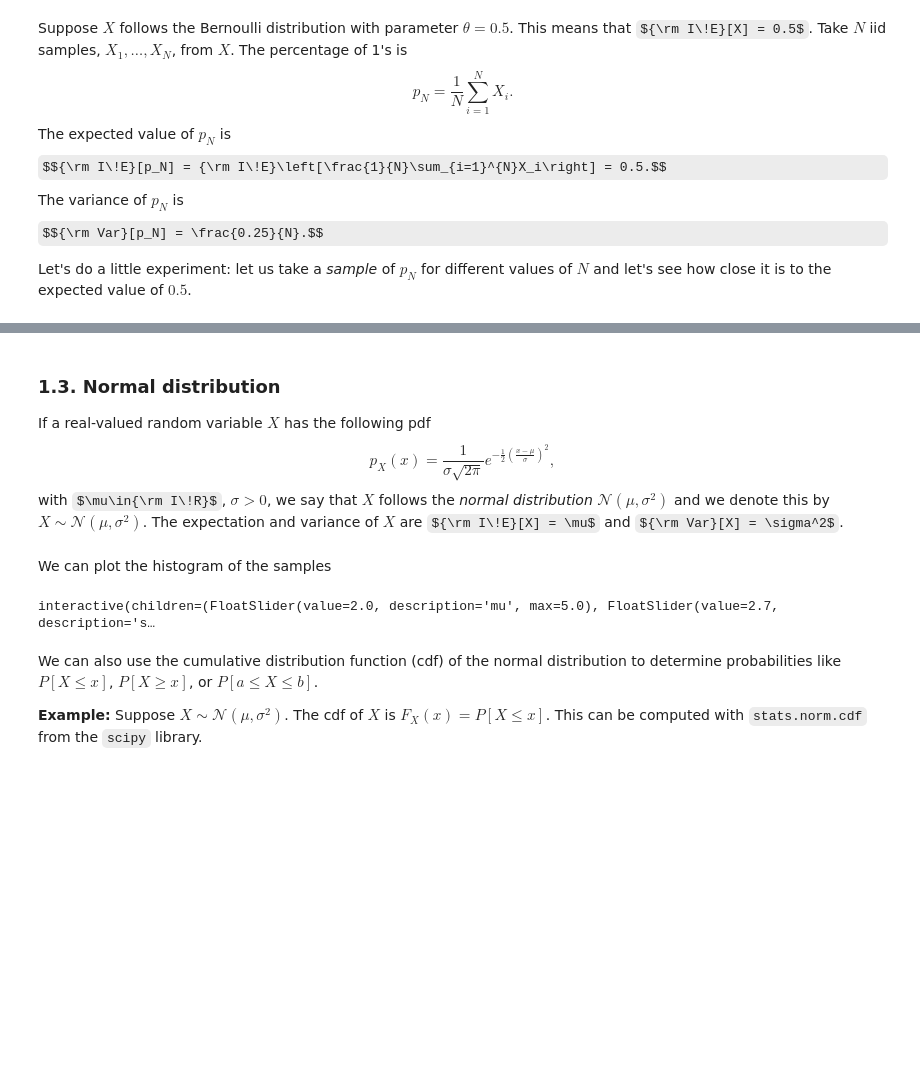
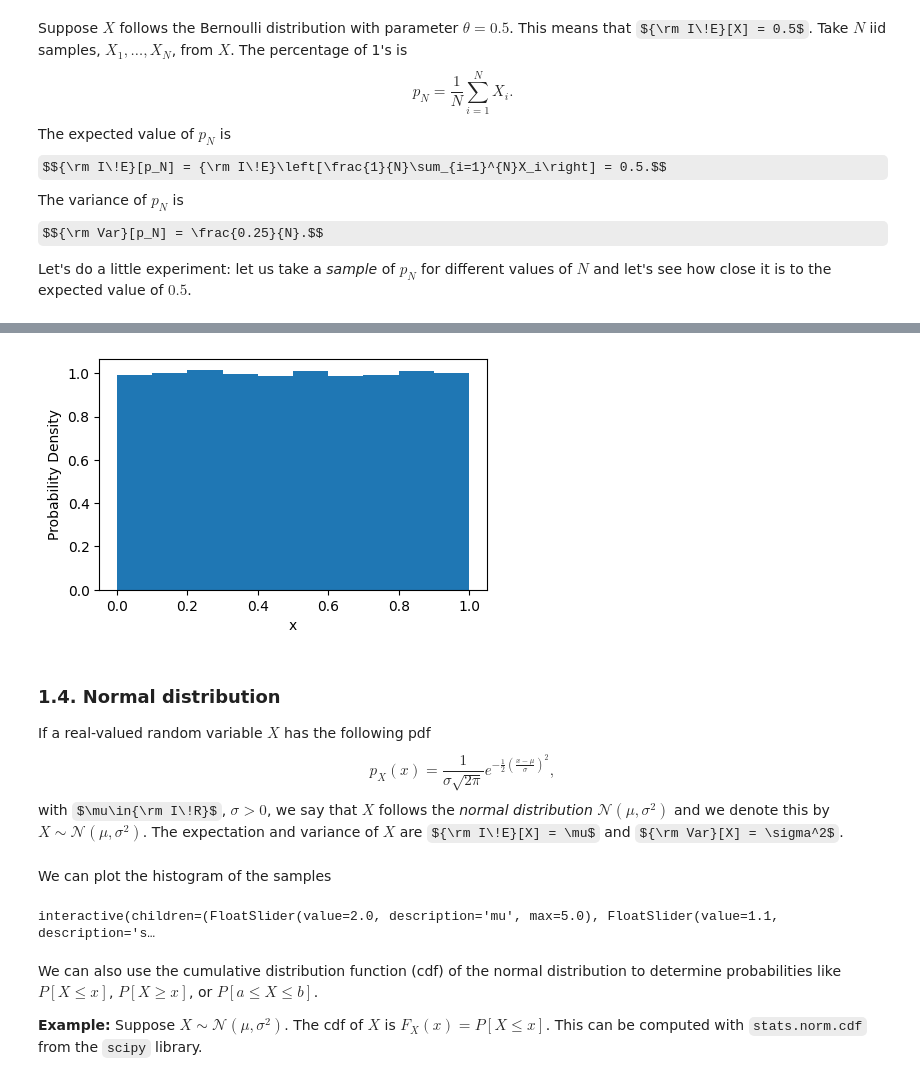
Before and after one commit to Gijinkstra/EstimationTheoryNotebooks, a Jupyter notebook: intro/1_sampling.ipynb, the cells around one changed output, grey strips where cells are left out. Drawn from its saved outputs; the diff is of its cells as text; code cells hidden in the pictures; some formulas as TeX source; blank space fills up the shorter version.

```diff
--- a/intro/1_sampling.ipynb
+++ b/intro/1_sampling.ipynb
@@ -65,5 +103,16 @@ plt.show()
+# %%
+1# Plot a histogram
+n_samples = 100_000
+uniform_samples = np.random.uniform(low=0.0, high=1.0, size=n_samples)
+plt.figure(figsize=(5, 3))
+plt.hist(uniform_samples, density=True)
+plt.xlabel('x')
+plt.ylabel('Probability Density')
+plt.show()
+# %% [output]
+[figure, added]
 # %% [markdown]
-### 1.3. Normal distribution
+### 1.4. Normal distribution
 
 If a real-valued random variable $X$ has the following pdf
 $$p_X(x) = \frac{1}{\sigma\sqrt{2\pi}}e^{-\tfrac{1}{2}\left(\frac{x-\mu}{\sigma}\right)^2},$$
@@ -79,22 +128,23 @@ rand_normal = np.random.normal(mu, sigma, n_samples)
 We can plot the histogram of the samples
 # %%
 @interact(mu=(0, 5, 0.1),
-          sigma=(0.5, 5, 0.1),
-          n_samples=(500, 20000, 500))
+          sigma=(0.8, 1.5, 0.1),
+          n_samples=(50, 5_000, 100))
 def plot_normal(mu, sigma, n_samples):
     rand_normal = np.random.normal(mu, sigma, n_samples)
     plt.figure(figsize=(5, 3))
     plt.hist(rand_normal, 30, density=True, label='histogram')
-    xs = np.linspace(mu - 4*sigma, mu + 4*sigma, 100)
+    xs = np.linspace(mu - 5*sigma
+                     , mu + 5*sigma, 100)
     nrm_pdf = stats.norm.pdf(xs, mu, sigma) # <--- this is N(μ, σ^2)
     plt.plot(xs, nrm_pdf, linewidth=2, color='r', label='pdf')
     plt.legend()
     plt.xlabel('x')
     plt.ylabel('Probability Density')
-    plt.xlim(-10, 10); plt.ylim(0, 0.8)
+    plt.xlim(-15, 15); plt.ylim(0, 0.5)
     plt.show()
 # %% [output]
-interactive(children=(FloatSlider(value=2.0, description='mu', max=5.0), FloatSlider(value=2.7, description='s…
+interactive(children=(FloatSlider(value=2.0, description='mu', max=5.0), FloatSlider(value=1.1, description='s…
 # %% [markdown]
 We can also use the cumulative distribution function (cdf) of the normal distribution to determine probabilities like $P[X \leq x]$, $P[X \geq x]$, or $P[a \leq X \leq b]$.
 
```
Also changed, not shown: parts of 21 cells of this notebook, 12 other files.
